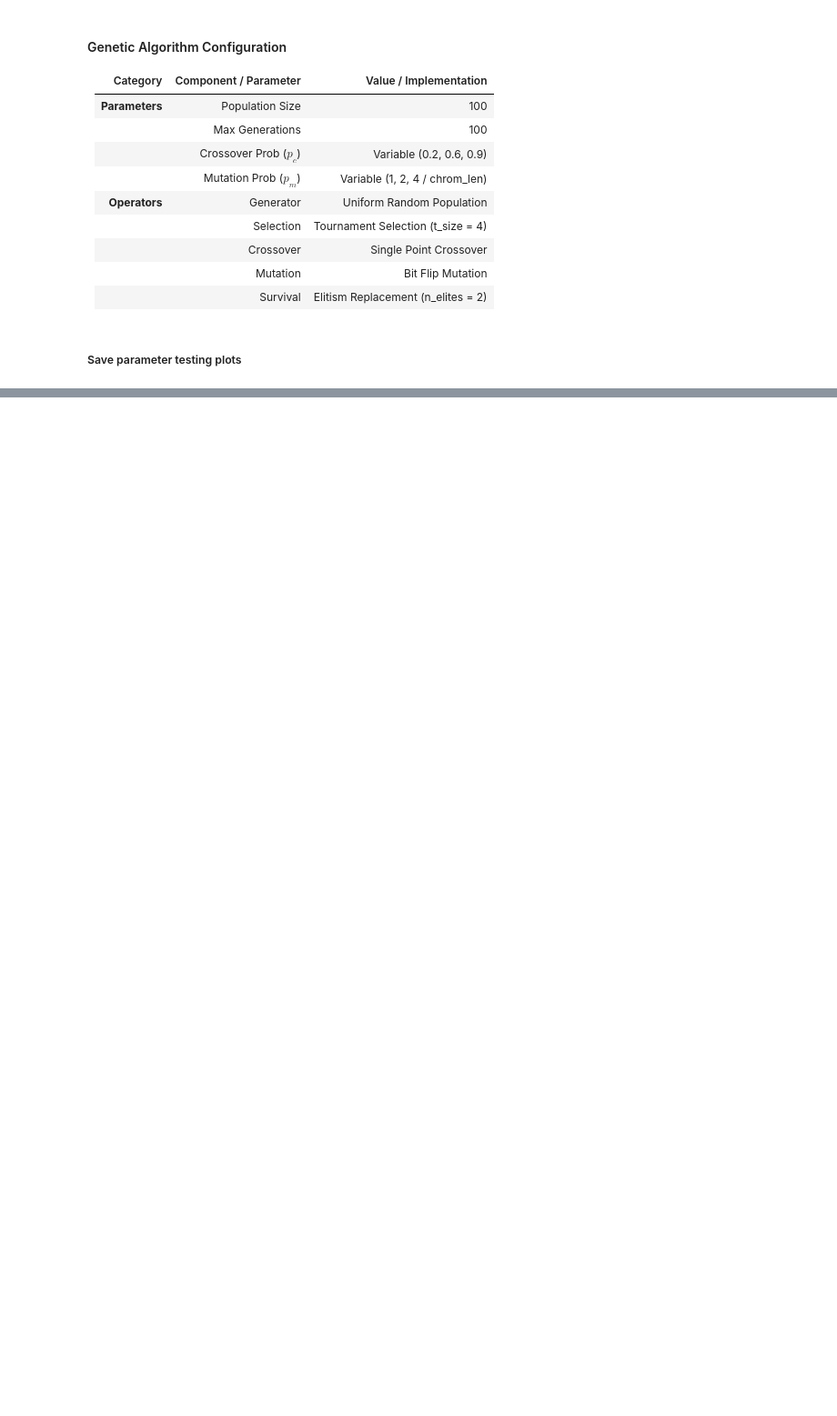
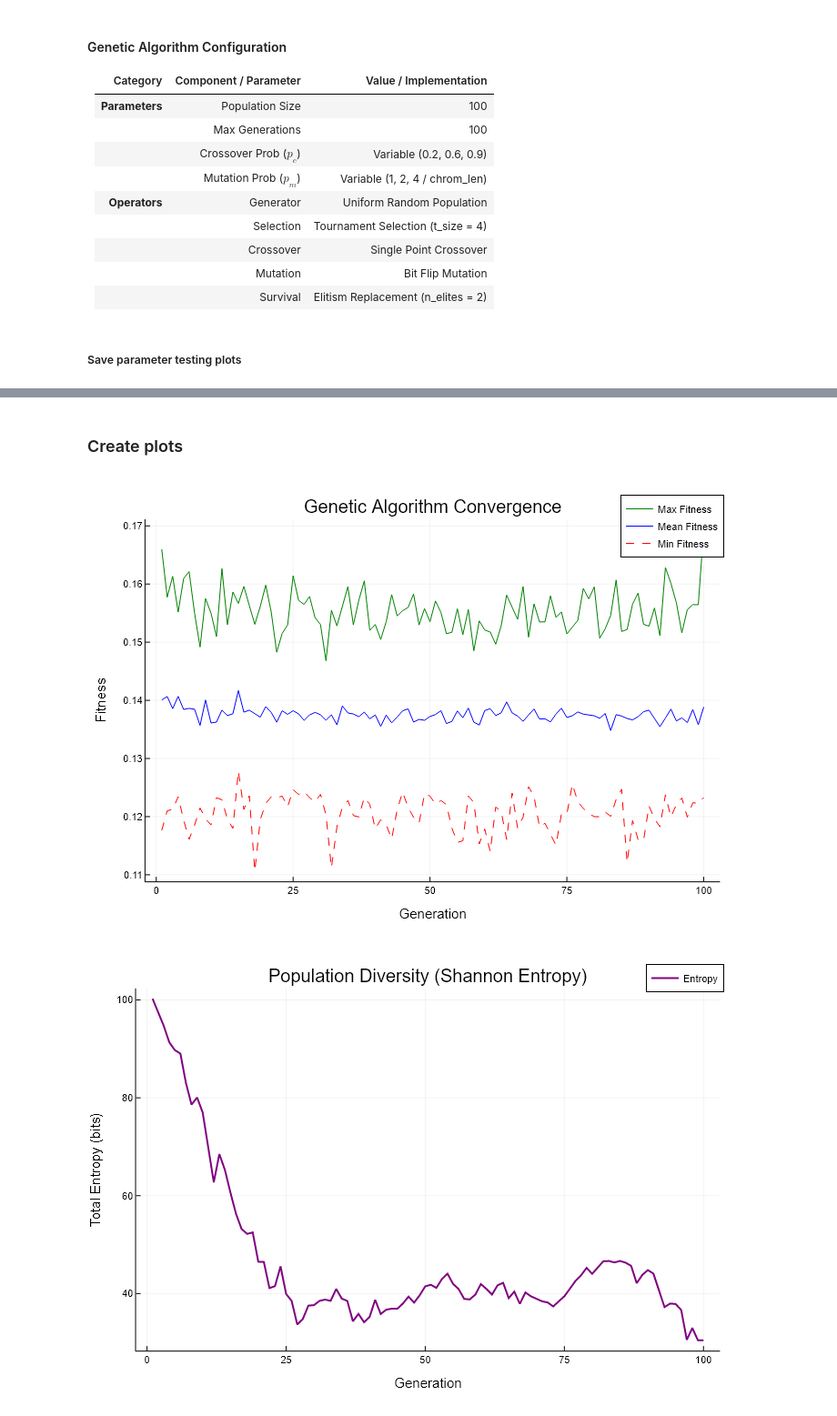
Before and after one commit to erlendvi/IT3708-project1, a Jupyter notebook: Code/jupyter_version/project1_part2.ipynb, the cells around one changed output, grey strips where cells are left out. Shown at 91% size. Drawn from its saved outputs; the diff is of its cells as text; code cells hidden in the pictures; blank space fills up the shorter version.

```diff
--- a/Code/jupyter_version/project1_part2.ipynb
+++ b/Code/jupyter_version/project1_part2.ipynb
@@ -1203,0 +963,6 @@ Improvement: 0.189 -> 0.108
+# %%
+function reset_problem_rng()
+    myRNG = StableRNG(123)
+    problem = FeatureSelectionProblem(ncol(X), X, y, myRNG, model);
+    return myRNG, problem
+end
@@ -1203,0 +1072,37 @@ Improvement: 0.189 -> 0.108
+# %% [markdown]
+### Create plots
+# %%
+plot_sga_fit = plot_ga_convergence(sga_results)
+plot_sga_entropy = plot_ga_entropy(sga_results)
+
+plot_det_crowd_fit = plot_ga_convergence(det_crowding_ga_results)
+plot_det_crowd_entropy = plot_ga_entropy(det_crowding_ga_results)
+
+plot_prob_crowd_fit = plot_ga_convergence(prob_crowding_ga_results)
+plot_prob_crowd_entropy = plot_ga_entropy(prob_crowding_ga_results)
+
+plot_elite_k_2_fit = plot_ga_convergence(elitism_ga_k_2_results)
+plot_elite_k_2_entropy = plot_ga_entropy(elitism_ga_k_2_results)
+
+plot_elite_k_4_fit = plot_ga_convergence(elitism_ga_k_4_results)
+plot_elite_k_4_entropy = plot_ga_entropy(elitism_ga_k_4_results)
+
+
+#### Display plots
+display(plot_sga_fit)
+display(plot_sga_entropy)
+
+display(plot_det_crowd_fit)
+display(plot_det_crowd_entropy)
+
+display(plot_prob_crowd_fit)
+display(plot_prob_crowd_entropy)
+
+display(plot_elite_k_2_fit)
+display(plot_elite_k_2_entropy)
+
+display(plot_elite_k_4_fit)
+display(plot_elite_k_4_entropy)
+# %% [output]
+[figure, added]
+[figure, added]
```
Also changed, not shown: parts of 24 cells of this notebook.
